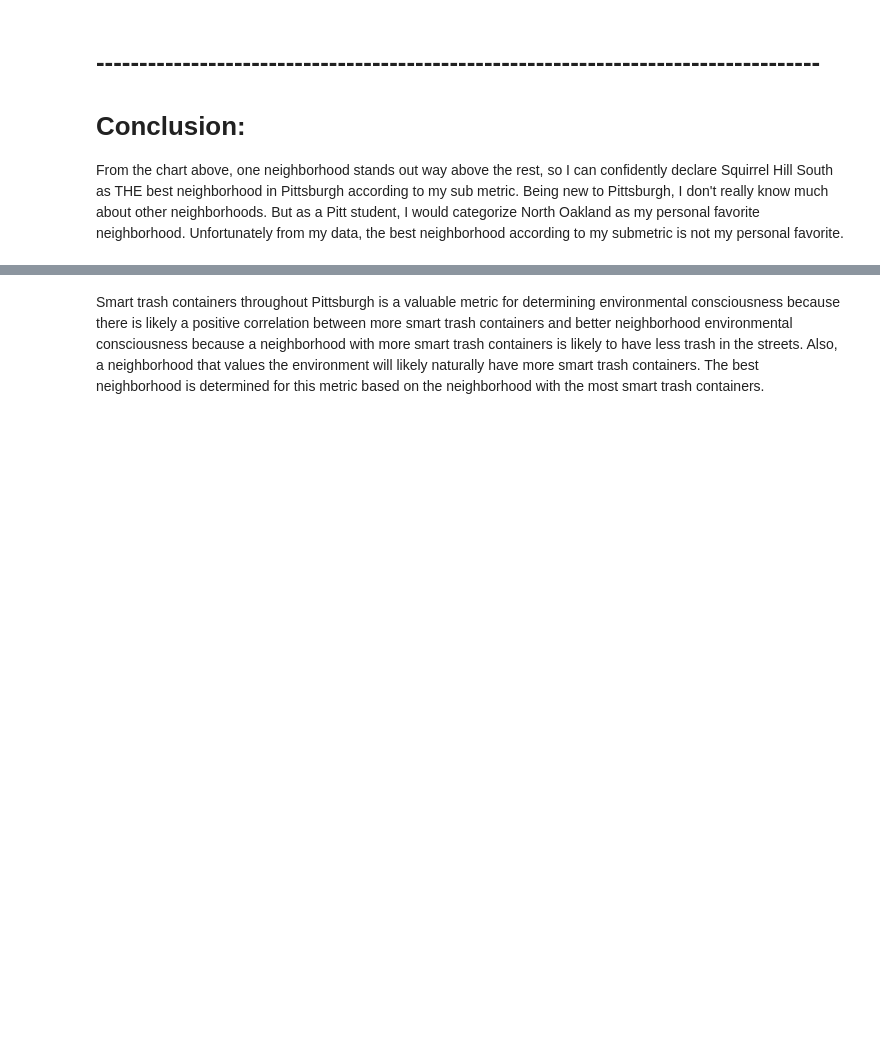
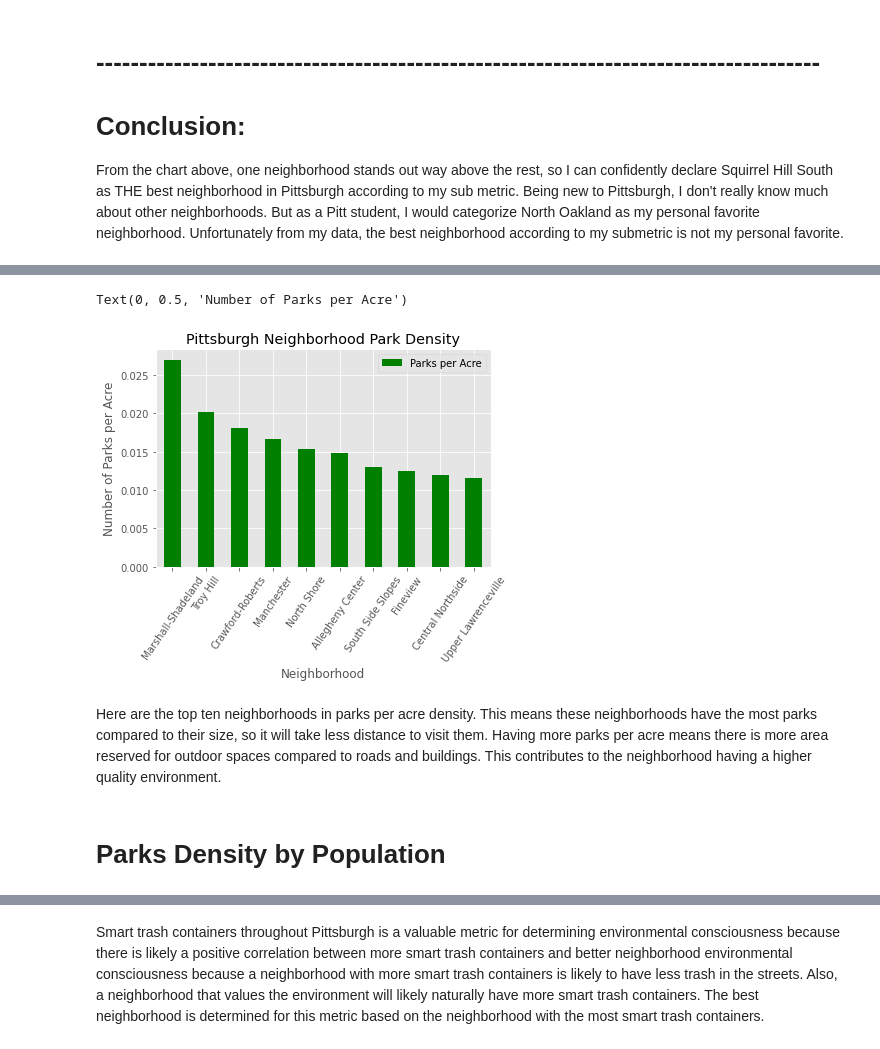
Before and after one commit to jackerman76/BigIdeasFinal, a Jupyter notebook: GroupNotebook.ipynb, the cells around one changed output, grey strips where cells are left out. Cells and saved outputs as stored; diff of their text form; code cells hidden in the pictures; blank space fills up the shorter version.

```diff
--- a/GroupNotebook.ipynb
+++ b/GroupNotebook.ipynb
@@ -135,0 +245,4 @@ Being new to Pittsburgh, I don't really know much about other neighborhoods. But
+# %%
+parkCount = pd.DataFrame(parkCount)
+parkCount = parkCount.sort_values(by="neighborhood")
+parkCount.head(5)
@@ -135,0 +257,7 @@ Being new to Pittsburgh, I don't really know much about other neighborhoods. But
+# %%
+parkCountArea = parkCount.merge(areas,how='inner',left_on="neighborhood",right_on="Neighborhood")
+columns_titles = ["Neighborhood","parkCount","Acres"]
+parkCountArea = parkCountArea.reindex(columns=columns_titles)
+print(parkCountArea[parkCountArea["Neighborhood"]=="Perry North"].index.values)
+parkCountArea.iat[47,2] = 700
+parkCountArea.head(5)
@@ -135,0 +274,3 @@ Being new to Pittsburgh, I don't really know much about other neighborhoods. But
+# %%
+parkCountArea["Parks per Acre"] = parkCountArea['parkCount']/parkCountArea['Acres']
+parkCountArea.head(5)
@@ -135,0 +284,4 @@ Being new to Pittsburgh, I don't really know much about other neighborhoods. But
+# %%
+parkCountArea = parkCountArea.sort_values("Parks per Acre",ascending = False)
+parkCountArea['Rank'] = np.arange(len(parkCountArea))
+parkCountArea.head(10)
@@ -135,0 +300,13 @@ Being new to Pittsburgh, I don't really know much about other neighborhoods. But
+# %%
+plt.style.use('ggplot')
+parkCountArea[["Neighborhood","Parks per Acre"]].head(10).plot.bar(rot=55, color = "Green",x='Neighborhood',y="Parks per Acre")
+plt.title("Pittsburgh Neighborhood Park Density")
+plt.xlabel("Neighborhood")
+plt.ylabel("Number of Parks per Acre")
+# %% [output]
+Text(0, 0.5, 'Number of Parks per Acre')
+[figure, added]
+# %% [markdown]
+Here are the top ten neighborhoods in parks per acre density. This means these neighborhoods have the most parks compared to their size, so it will take less distance to visit them. Having more parks per acre means there is more area reserved for outdoor spaces compared to roads and buildings. This contributes to the neighborhood having a higher quality environment.
+# %% [markdown]
+# Parks Density by Population
```
Also changed, not shown: parts of 39 cells of this notebook, 4 other files.
